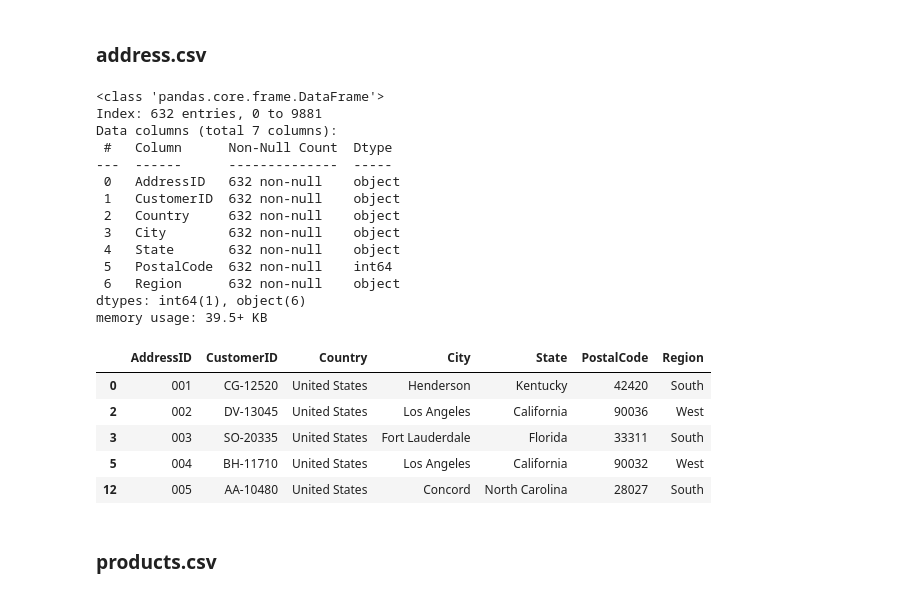
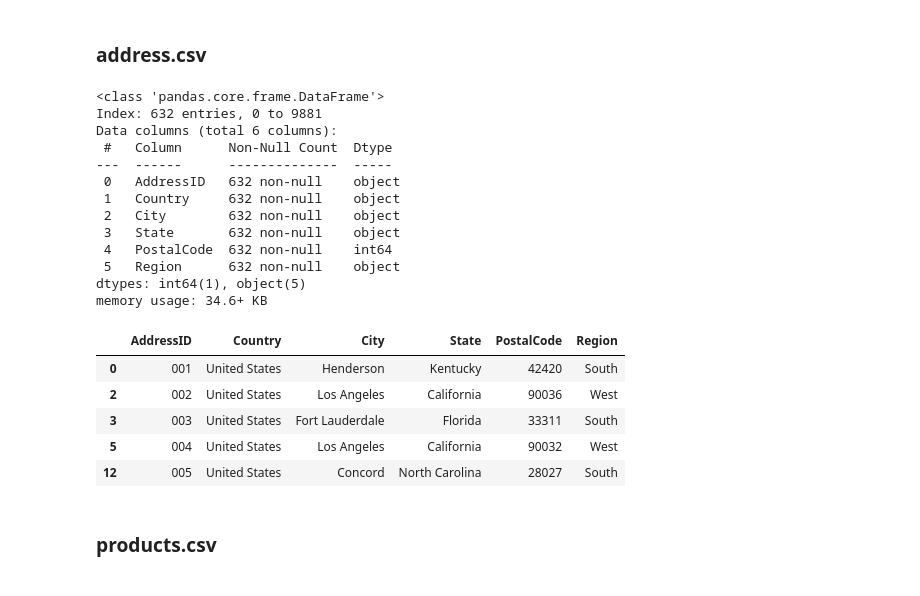
Before and after one commit to marcosmicozzi/Module02, a Jupyter notebook: m2p5s1.ipynb, the cells around one changed output. Drawn from its saved outputs; the diff is of its cells as text; code cells hidden in the pictures.

```diff
--- a/m2p5s1.ipynb
+++ b/m2p5s1.ipynb
@@ -395,31 +395,30 @@ shipping.to_csv("shipping.csv", index=False)
 # %% [markdown]
 ### address.csv
 # %%
-address = updated_csv[["AddressID", "CustomerID", "Country", "City", "State", "PostalCode", "Region"]].copy()
+address = updated_csv[["AddressID", "Country", "City", "State", "PostalCode", "Region"]].copy()
 address = address.drop_duplicates(subset="AddressID")
 address.info()
 address.head(5)
 # %% [output]
 <class 'pandas.core.frame.DataFrame'>
 Index: 632 entries, 0 to 9881
-Data columns (total 7 columns):
+Data columns (total 6 columns):
  #   Column      Non-Null Count  Dtype
 ---  ------      --------------  -----
  0   AddressID   632 non-null    object
- 1   CustomerID  632 non-null    object
- 2   Country     632 non-null    object
- 3   City        632 non-null    object
- 4   State       632 non-null    object
- 5   PostalCode  632 non-null    int64
- 6   Region      632 non-null    object
-dtypes: int64(1), object(6)
-memory usage: 39.5+ KB
+ 1   Country     632 non-null    object
+ 2   City        632 non-null    object
+ 3   State       632 non-null    object
+ 4   PostalCode  632 non-null    int64
+ 5   Region      632 non-null    object
+dtypes: int64(1), object(5)
+memory usage: 34.6+ KB
-|  | AddressID | CustomerID | Country | City | State | PostalCode | Region |
-| 0 | 001 | CG-12520 | United States | Henderson | Kentucky | 42420 | South |
-| 2 | 002 | DV-13045 | United States | Los Angeles | California | 90036 | West |
-| 3 | 003 | SO-20335 | United States | Fort Lauderdale | Florida | 33311 | South |
-| 5 | 004 | BH-11710 | United States | Los Angeles | California | 90032 | West |
-| 12 | 005 | AA-10480 | United States | Concord | North Carolina | 28027 | South |
+|  | AddressID | Country | City | State | PostalCode | Region |
+| 0 | 001 | United States | Henderson | Kentucky | 42420 | South |
+| 2 | 002 | United States | Los Angeles | California | 90036 | West |
+| 3 | 003 | United States | Fort Lauderdale | Florida | 33311 | South |
+| 5 | 004 | United States | Los Angeles | California | 90032 | West |
+| 12 | 005 | United States | Concord | North Carolina | 28027 | South |
 # %%
 address.to_csv("address.csv", index=False)
 # %% [markdown]
```
Also changed, not shown: parts of 12 cells of this notebook, 4 other files.
